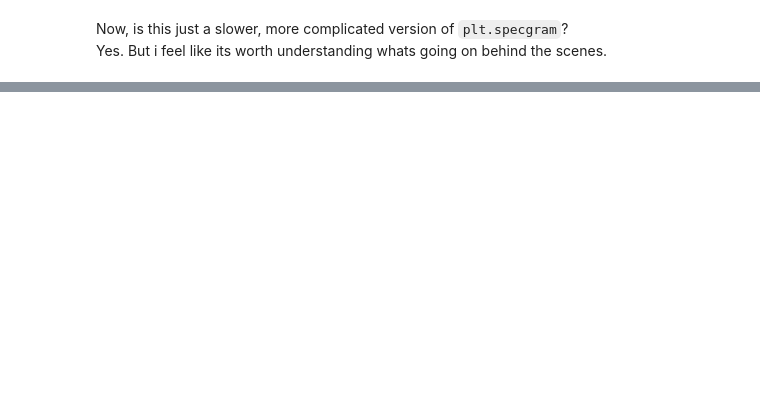
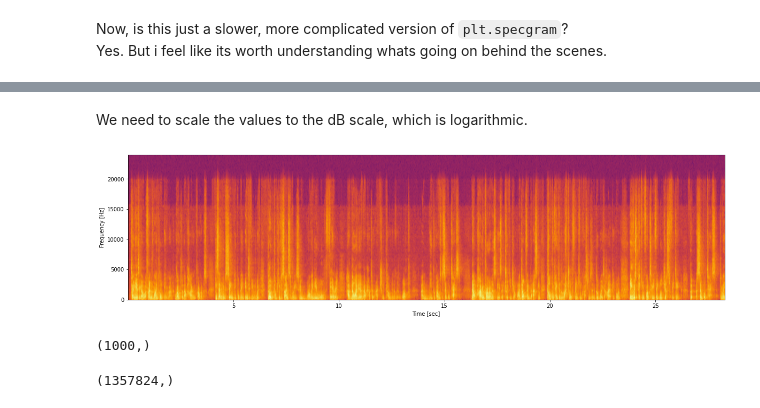
Before and after one commit to simonwuelker/enf_analysis, a Jupyter notebook: ENF_Analysis.ipynb, the cells around one changed output, grey strips where cells are left out. Drawn from its saved outputs; the diff is of its cells as text; code cells hidden in the pictures; blank space fills up the shorter version.

```diff
--- a/ENF_Analysis.ipynb
+++ b/ENF_Analysis.ipynb
@@ -99,0 +162,22 @@ Yes. But i feel like its worth understanding whats going on behind the scenes.
+# %% [markdown]
+We need to scale the values to the dB scale, which is logarithmic.
+# %%
+from scipy import signal
+t, f, sxx = signal.spectrogram(data, fs=samplerate)
+
+plt.pcolormesh(f, t, 10 * np.log10(sxx), shading="gouraud", cmap="inferno")
+plt.ylabel("Frequency [Hz]")
+plt.xlabel("Time [sec]")
+plt.show()
+# %% [output]
+[figure, added]
+# %%
+x = np.sin(np.linspace(0, 1, 1000))
+f = np.fft.fft(x)
+print(f.shape)
+# %% [output]
+(1000,)
+# %%
+data.shape
+# %% [output]
+(1357824,)
```
Also changed, not shown: parts of 14 cells of this notebook, 7 other files.
